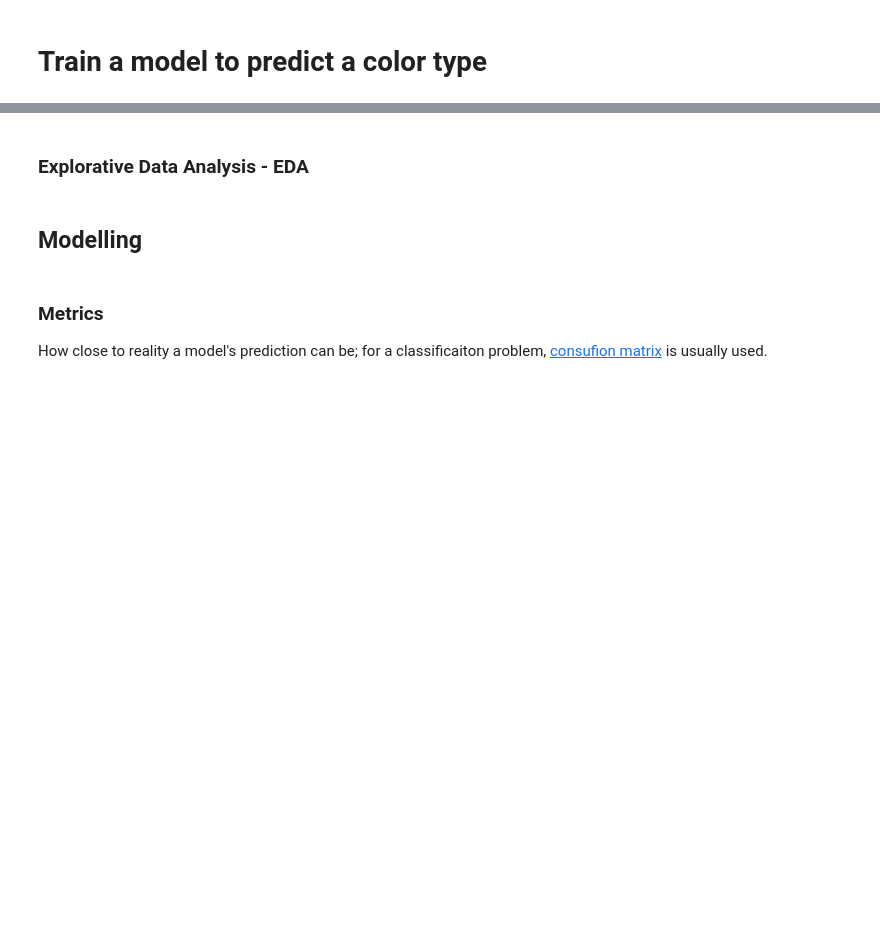
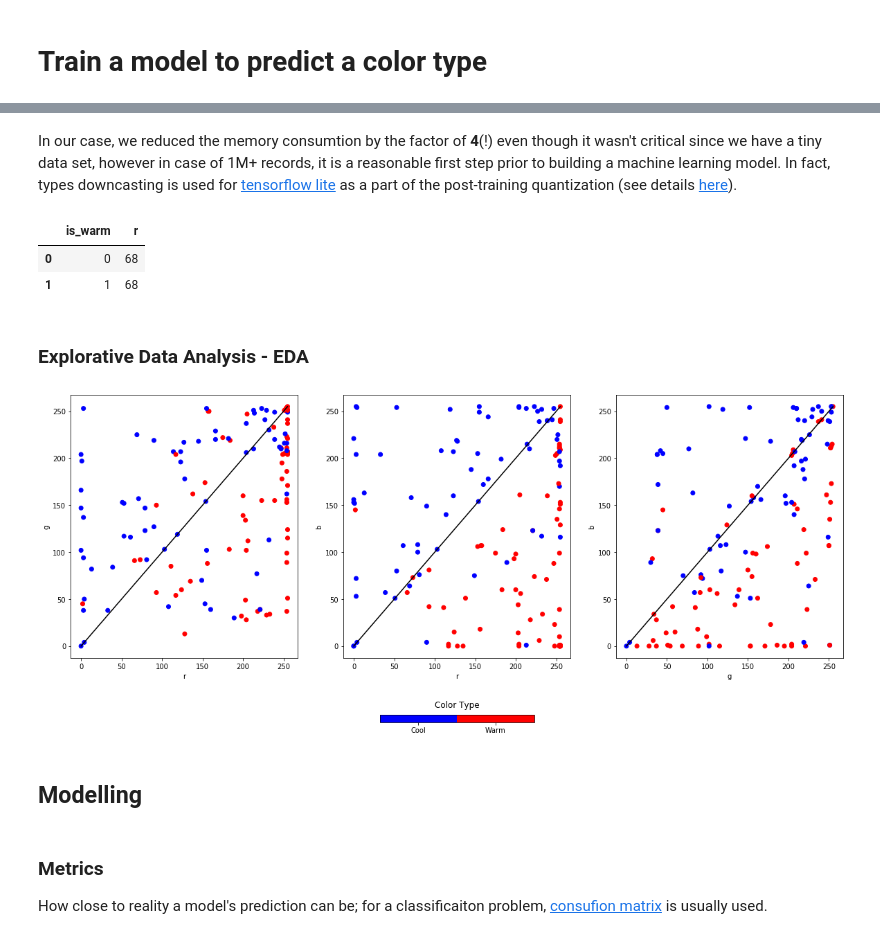
Before and after one commit to kislerdm/color_theory_app, a Jupyter notebook: server/color_type/ml/train/ml_steps.ipynb, the cells around one changed output, grey strips where cells are left out. Drawn from its saved outputs; the diff is of its cells as text; code cells hidden in the pictures; blank space fills up the shorter version.

```diff
--- a/server/color_type/ml/train/ml_steps.ipynb
+++ b/server/color_type/ml/train/ml_steps.ipynb
@@ -18,0 +33,6 @@ df.info()
+# %%
+# cast the data types
+df[['r', 'g', 'b']] = df[['r', 'g', 'b']].astype(np.int16)
+df['is_warm'] = df['is_warm'].astype(np.int8)
+
+df.info()
@@ -19,9 +49,14 @@ df.info()
+# %% [markdown]
+In our case, we reduced the memory consumtion by the factor of **4**(!) even though it wasn't critical since we have a tiny data set, however in case of 1M+ records, it is a reasonable first step prior to building a machine learning model. In fact, types downcasting is used for <a href="https://www.tensorflow.org/lite" target="_blank">tensorflow lite</a> as a part of the post-training quantization (see details <a href="https://www.tensorflow.org/lite/performance/post_training_quantization" target="_blank">here</a>).
 # %%
 # check the classes distribution skewness
-
 df[['is_warm', 'r']].groupby(['is_warm'])\
                     .count()\
                     .reset_index()
+# %% [output]
+|  | is_warm | r |
+| 0 | 0 | 68 |
+| 1 | 1 | 68 |
 # %% [markdown]
 ### Explorative Data Analysis - EDA
 # %%
@@ -34,22 +69,30 @@ color_scale = {'Cool': 'blue',
 # %%
 fig, axes = plt.subplots(nrows=1, ncols=3, figsize=(20, 10))
 
 for i, ax in enumerate(axes.flat):
     x, y = axes_combinations[i]
 
     im = ax.scatter(x=df[x],
                     y=df[y],
                     c=df['is_warm'],
                     cmap=matplotlib.colors.ListedColormap(color_scale.values()))
 
     ax.set_xlabel(x)
     ax.set_ylabel(y)
+    ax.add_line(mlines.Line2D([0,255], [0,255],
+                              color='k'))
 
-cb = fig.colorbar(im, ax=axes.ravel().tolist(), orientation='horizontal')
+cb = fig.colorbar(im,
+                  ax=axes.ravel().tolist(),
+                  orientation='horizontal',
+                  shrink=.2)
+cb.ax.set_title('Color Type', pad=10)
 cb.set_ticks([.25,.75])
 cb.set_ticklabels(list(color_scale.keys()))
 
 plt.show()
+# %% [output]
+[figure, added]
 # %% [markdown]
 ## Modelling
 # %% [markdown]
```
Also changed, not shown: parts of 10 cells of this notebook.
